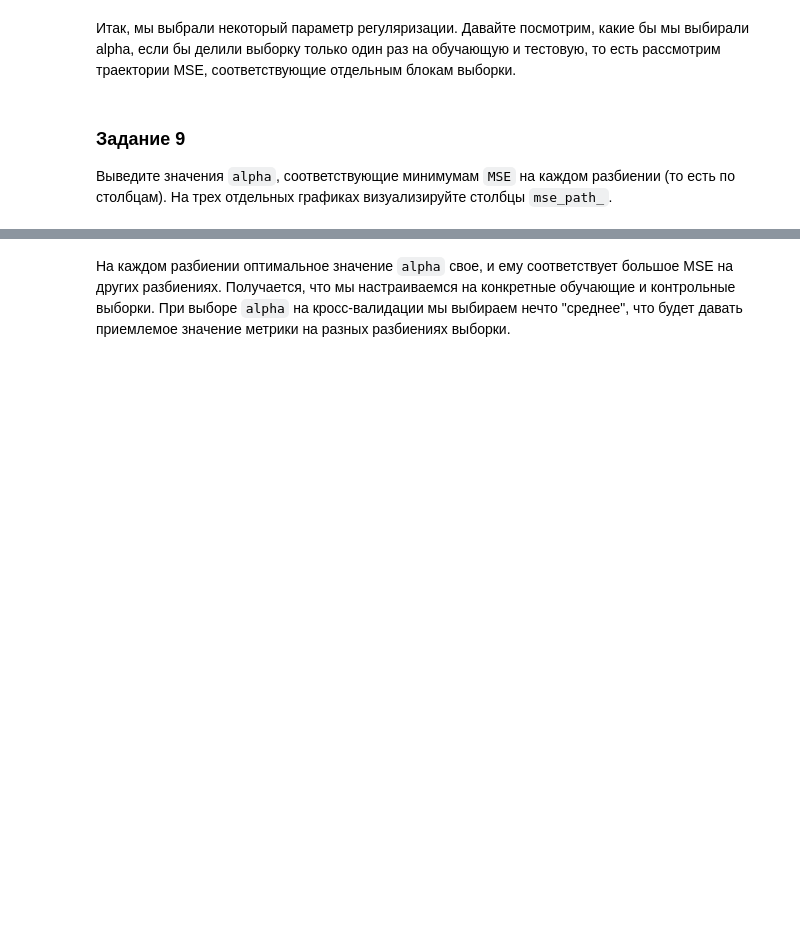
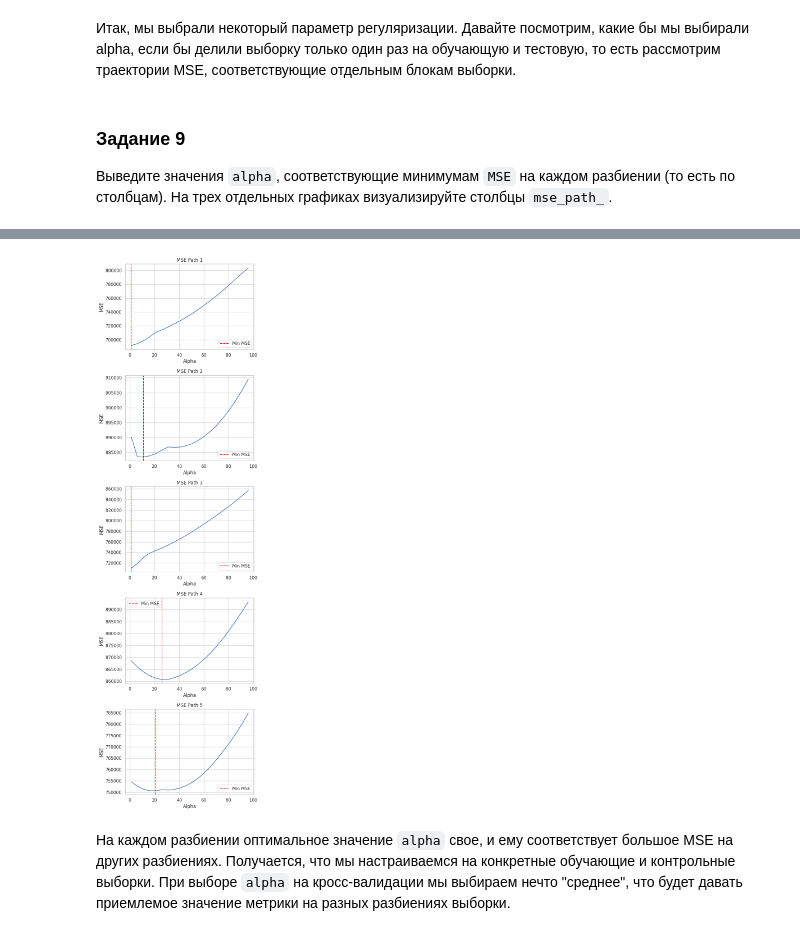
Before and after one commit to a33211/Data-science-homeworks, a Jupyter notebook: "Homework_4_OverfittingHomeWork_ipynb".ipynb, the cells around one changed output, grey strips where cells are left out. Drawn from its saved outputs; the diff is of its cells as text; code cells hidden in the pictures; blank space fills up the shorter version.

```diff
--- a/"Homework_4_OverfittingHomeWork_ipynb".ipynb
+++ b/"Homework_4_OverfittingHomeWork_ipynb".ipynb
@@ -395,3 +410,33 @@ windspeed(ms): -2.8051404183533485e-08
+# %%
+#GPT responce
+# Предположим, что у вас есть тренированная модель regressor
+
+# Получаем значения alpha и MSE для каждого разбиения
+alphas = regressor.alphas_
+mse_path = regressor.mse_path_
+
+# Определяем количество разбиений и количество значений alpha
+n_folds, n_alphas = mse_path.shape
+
+# Находим значения alpha, соответствующие минимумам MSE на каждом разбиении
+alphas_min = alphas[np.argmin(mse_path, axis=0)]
+
+# Визуализируем столбцы mse_path_ на отдельных графиках
+fig, axes = plt.subplots(n_alphas, 1, figsize=(6, 4*n_alphas))
+
+for i in range(n_alphas):
+    ax = axes[i]
+    ax.plot(alphas, mse_path[:, i])
+    ax.axvline(alphas_min[i], linestyle='--', color='red', label='Min MSE')
+    ax.set_xlabel('Alpha')
+    ax.set_ylabel('MSE')
+    ax.legend()
+    ax.set_title(f'MSE Path {i+1}')
+
+plt.tight_layout()
+plt.show()
+# %% [output]
+[figure, added]
 # %% [markdown]
 На каждом разбиении оптимальное значение `alpha` свое, и ему соответствует большое MSE на других разбиениях. Получается, что мы настраиваемся на конкретные обучающие и контрольные выборки. При выборе `alpha` на кросс-валидации мы выбираем нечто "среднее", что будет давать приемлемое значение метрики на разных разбиениях выборки.
 # %% [markdown]
```
Also changed, not shown: parts of 11 cells of this notebook.
